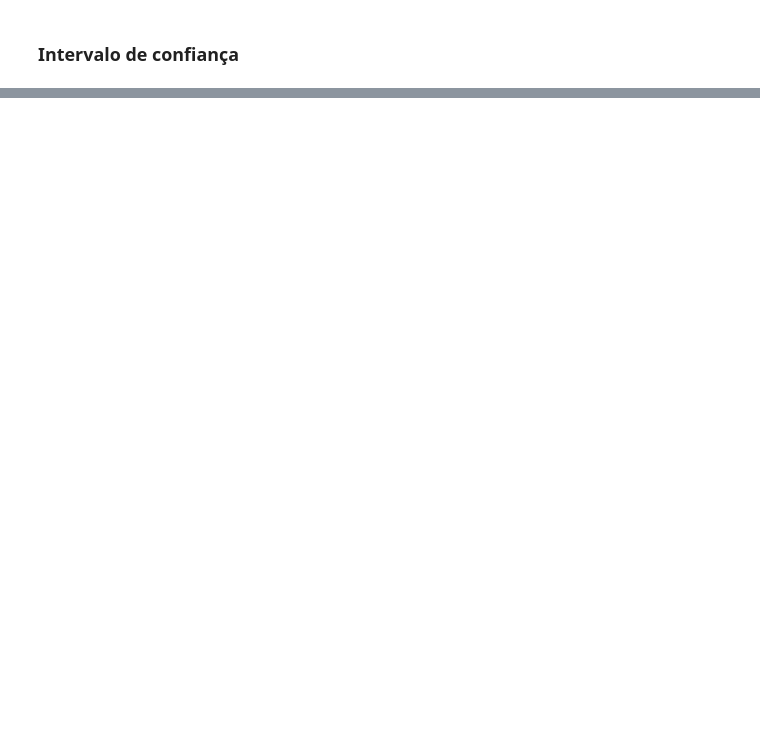
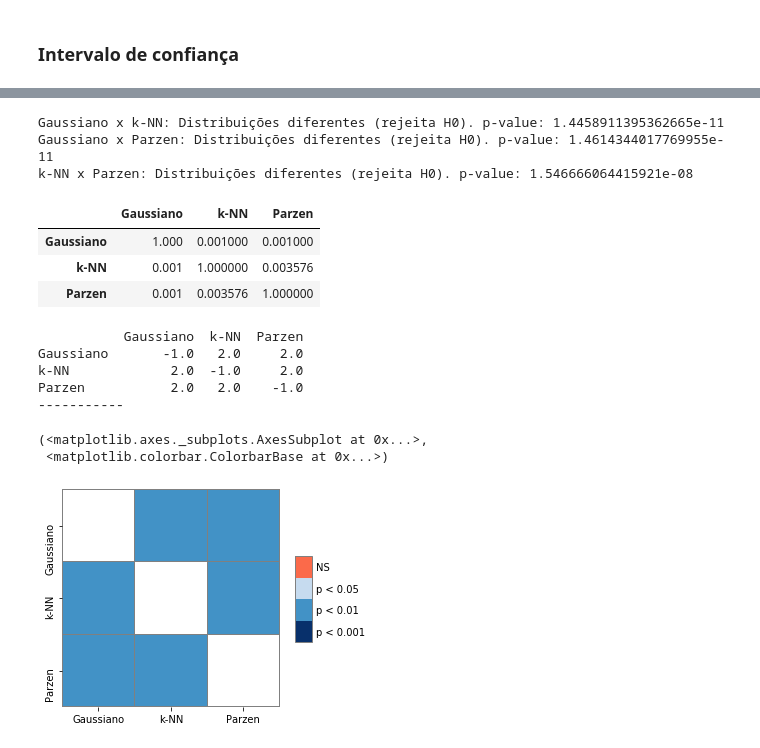
Before and after one commit to amarabuco/Projeto-ML-2020.1, a Jupyter notebook: classification/main_classification.ipynb, the cells around one changed output, grey strips where cells are left out. Drawn from its saved outputs; the diff is of its cells as text; code cells hidden in the pictures; blank space fills up the shorter version.

```diff
--- a/classification/main_classification.ipynb
+++ b/classification/main_classification.ipynb
@@ -374,0 +425,30 @@ Confiança de 95%
+# %%
+clf_results = [(results_nb, 'Gaussiano'), (results_knn, 'k-NN'), (results_parzen, 'Parzen')]
+for pair in itertools.combinations((clf_results), 2):
+    compare_samples(pair)
+# %% [output]
+Gaussiano x k-NN: Distribuições diferentes (rejeita H0). p-value: 1.4458911395362665e-11
+Gaussiano x Parzen: Distribuições diferentes (rejeita H0). p-value: 1.4614344017769955e-11
+k-NN x Parzen: Distribuições diferentes (rejeita H0). p-value: 1.546666064415921e-08
+# %%
+results = sp.posthoc_nemenyi_friedman(results_df)
+results
+# %% [output]
+|  | Gaussiano | k-NN | Parzen |
+| Gaussiano | 1.000 | 0.001000 | 0.001000 |
+| k-NN | 0.001 | 1.000000 | 0.003576 |
+| Parzen | 0.001 | 0.003576 | 1.000000 |
+# %%
+cmap = ['1', '#fb6a4a',  '#08306b',  '#4292c6', '#c6dbef']
+
+heatmap_args = {'cmap': cmap, 'linewidths': 0.25, 'linecolor': '0.5', 'clip_on': False, 'square': True, 'cbar_ax_bbox': [0.80, 0.35, 0.04, 0.3]}
+sp.sign_plot(results, **heatmap_args)
+# %% [output]
+           Gaussiano  k-NN  Parzen
+Gaussiano       -1.0   2.0     2.0
+k-NN             2.0  -1.0     2.0
+Parzen           2.0   2.0    -1.0
+-----------
+(<matplotlib.axes._subplots.AxesSubplot at 0x...>,
+ <matplotlib.colorbar.ColorbarBase at 0x...>)
+[figure, added]
```
Also changed, not shown: parts of 11 cells of this notebook, 1 other file.
